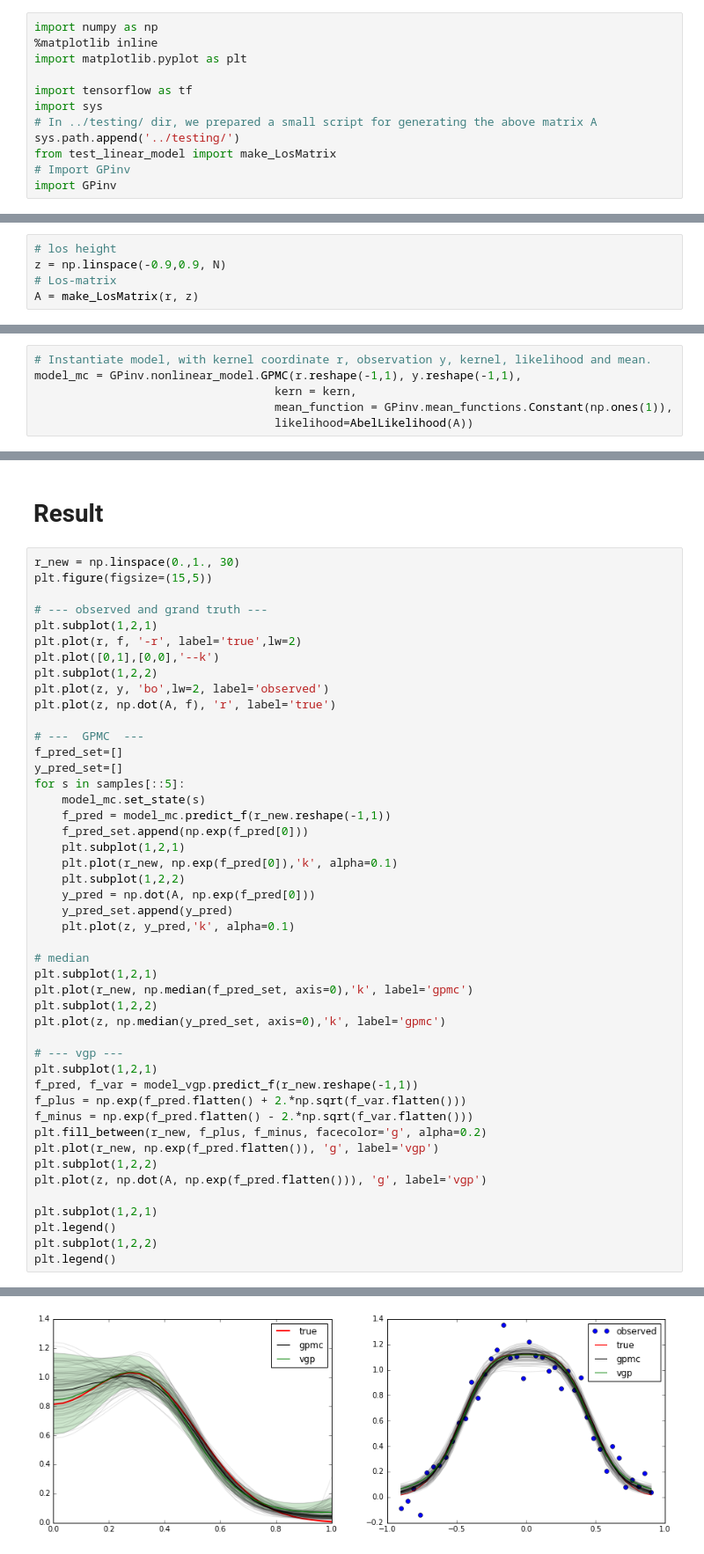
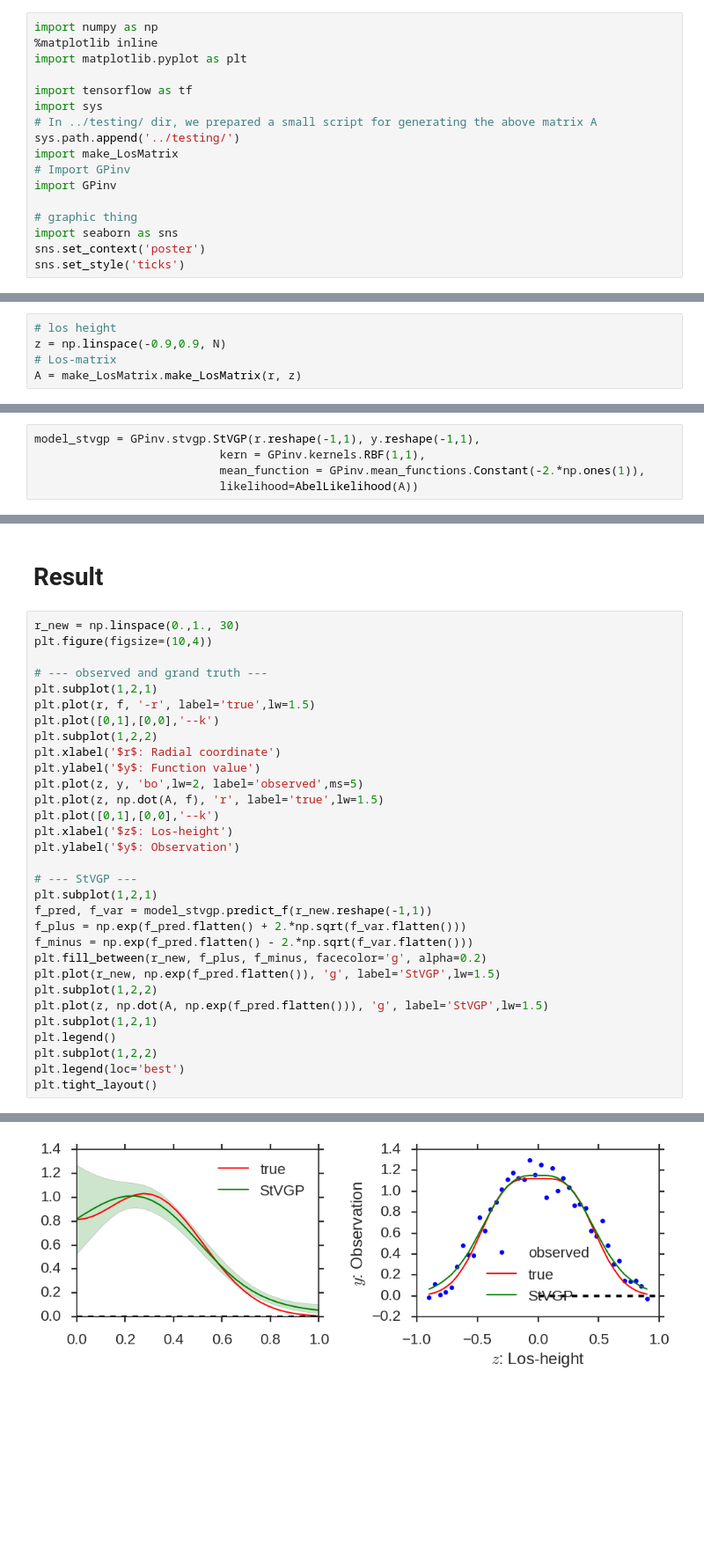
Before and after one commit to fujii-team/GPinv, a Jupyter notebook: notebooks/nonlinear_model_example.ipynb, the cells around one changed output, grey strips where cells are left out. Shown at 88% size. Drawn from its saved outputs; the diff is of its cells as text; blank space fills up the shorter version.

```diff
--- a/notebooks/nonlinear_model_example.ipynb
+++ b/notebooks/nonlinear_model_example.ipynb
@@ -51,9 +46,14 @@ import tensorflow as tf
 import sys
 # In ../testing/ dir, we prepared a small script for generating the above matrix A
 sys.path.append('../testing/')
-from test_linear_model import make_LosMatrix
+import make_LosMatrix
 # Import GPinv
 import GPinv
+
+# graphic thing
+import seaborn as sns
+sns.set_context('poster')
+sns.set_style('ticks')
 # %% [markdown]
 ## Synthetic signals
 
@@ -80,7 +81,7 @@ plt.ylabel('f')
 # los height
 z = np.linspace(-0.9,0.9, N)
 # Los-matrix
-A = make_LosMatrix(r, z)
+A = make_LosMatrix.make_LosMatrix(r, z)
 # %%
 # noise amplitude
 e_amp = 0.1
@@ -174,6 +125,5 @@ kern.white.variance = 1.0e-4
 # %%
-# Instantiate model, with kernel coordinate r, observation y, kernel, likelihood and mean.
-model_mc = GPinv.nonlinear_model.GPMC(r.reshape(-1,1), y.reshape(-1,1),
-                                   kern = kern,
-                                   mean_function = GPinv.mean_functions.Constant(np.ones(1)),
-                                   likelihood=AbelLikelihood(A))
+model_stvgp = GPinv.stvgp.StVGP(r.reshape(-1,1), y.reshape(-1,1),
+                           kern = GPinv.kernels.RBF(1,1),
+                           mean_function = GPinv.mean_functions.Constant(-2.*np.ones(1)),
+                           likelihood=AbelLikelihood(A))
@@ -224,48 +160,33 @@ _= model_svgp.optimize(tf.train.AdamOptimizer(learning_rate=0.05), maxiter=5000)
 # Result
 # %%
 r_new = np.linspace(0.,1., 30)
-plt.figure(figsize=(15,5))
+plt.figure(figsize=(10,4))
 
 # --- observed and grand truth ---
 plt.subplot(1,2,1)
-plt.plot(r, f, '-r', label='true',lw=2)
+plt.plot(r, f, '-r', label='true',lw=1.5)
 plt.plot([0,1],[0,0],'--k')
 plt.subplot(1,2,2)
-plt.plot(z, y, 'bo',lw=2, label='observed')
-plt.plot(z, np.dot(A, f), 'r', label='true')
+plt.xlabel('$r$: Radial coordinate')
+plt.ylabel('$y$: Function value')
+plt.plot(z, y, 'bo',lw=2, label='observed',ms=5)
+plt.plot(z, np.dot(A, f), 'r', label='true',lw=1.5)
+plt.plot([0,1],[0,0],'--k')
+plt.xlabel('$z$: Los-height')
+plt.ylabel('$y$: Observation')
 
-# ---  GPMC  ---
-f_pred_set=[]
-y_pred_set=[]
-for s in samples[::5]:
-    model_mc.set_state(s)
-    f_pred = model_mc.predict_f(r_new.reshape(-1,1))
-    f_pred_set.append(np.exp(f_pred[0]))
-    plt.subplot(1,2,1)
-    plt.plot(r_new, np.exp(f_pred[0]),'k', alpha=0.1)
-    plt.subplot(1,2,2)
-    y_pred = np.dot(A, np.exp(f_pred[0]))
-    y_pred_set.append(y_pred)
-    plt.plot(z, y_pred,'k', alpha=0.1)
-
-# median
+# --- StVGP ---
 plt.subplot(1,2,1)
-plt.plot(r_new, np.median(f_pred_set, axis=0),'k', label='gpmc')
-plt.subplot(1,2,2)
-plt.plot(z, np.median(y_pred_set, axis=0),'k', label='gpmc')
-
-# --- vgp ---
-plt.subplot(1,2,1)
-f_pred, f_var = model_vgp.predict_f(r_new.reshape(-1,1))
+f_pred, f_var = model_stvgp.predict_f(r_new.reshape(-1,1))
 f_plus = np.exp(f_pred.flatten() + 2.*np.sqrt(f_var.flatten()))
 f_minus = np.exp(f_pred.flatten() - 2.*np.sqrt(f_var.flatten()))
 plt.fill_between(r_new, f_plus, f_minus, facecolor='g', alpha=0.2)
-plt.plot(r_new, np.exp(f_pred.flatten()), 'g', label='vgp')
+plt.plot(r_new, np.exp(f_pred.flatten()), 'g', label='StVGP',lw=1.5)
 plt.subplot(1,2,2)
-plt.plot(z, np.dot(A, np.exp(f_pred.flatten())), 'g', label='vgp')
-
+plt.plot(z, np.dot(A, np.exp(f_pred.flatten())), 'g', label='StVGP',lw=1.5)
 plt.subplot(1,2,1)
 plt.legend()
 plt.subplot(1,2,2)
-plt.legend()
+plt.legend(loc='best')
+plt.tight_layout()
 # %% [output]
@@ -273 +193 @@ plt.legend()
-[figure, old version]
+[figure, new version]
```
Also changed, not shown: parts of 27 cells of this notebook, 7 other files.
